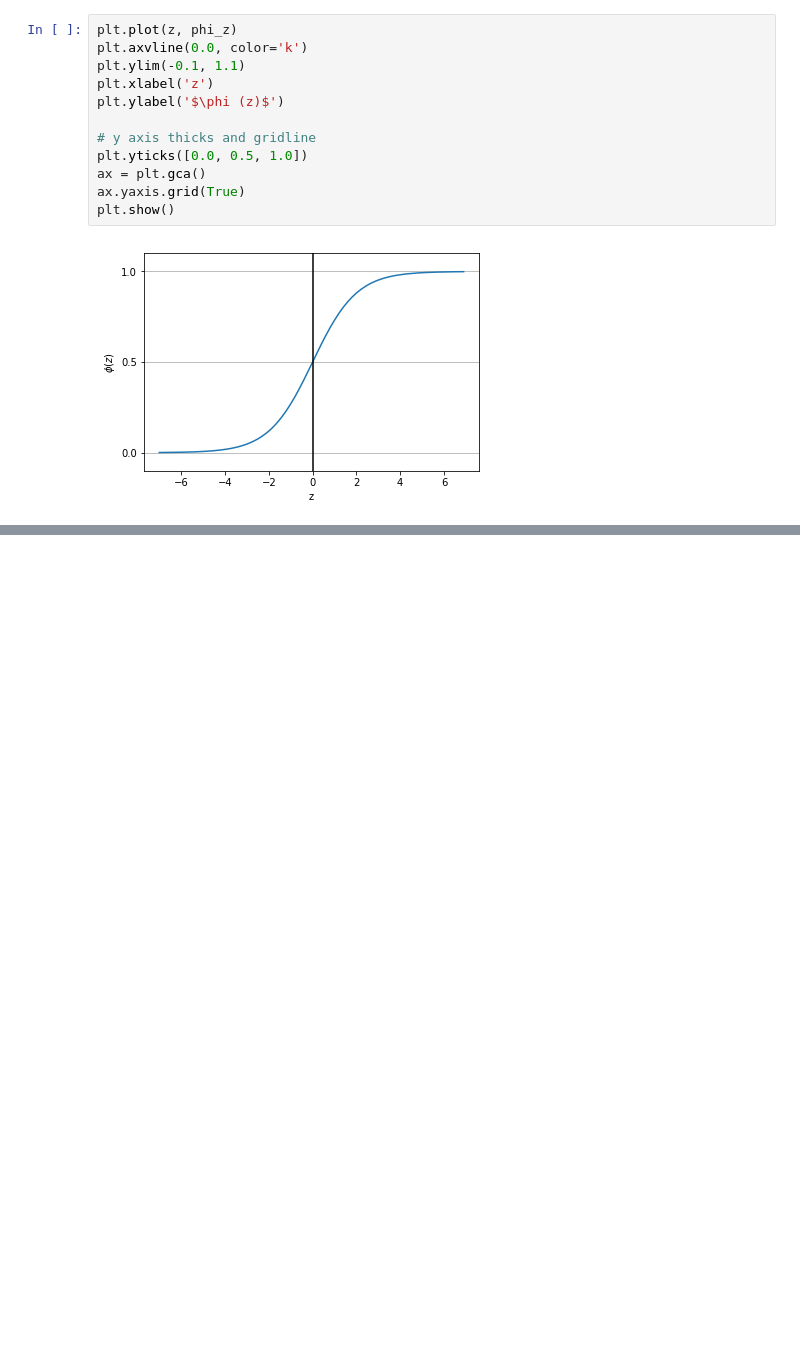
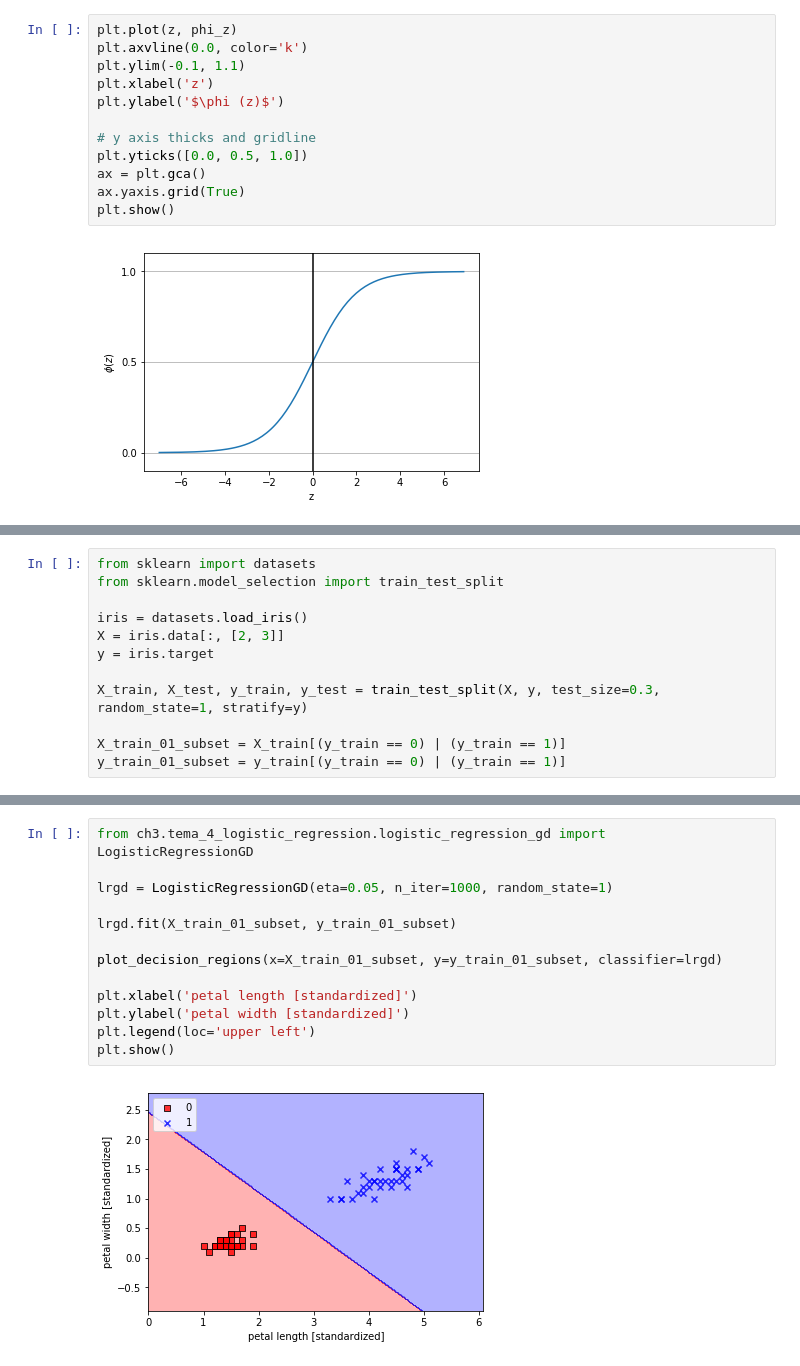
Before and after one commit to angelvalay/clasificacion, a Jupyter notebook: ch3/tema_4_logistic_regression/modeling_via_logistic_regression.ipynb, the cells around one changed output, grey strips where cells are left out. Saved outputs shown, nothing was run; the diff lists cells and outputs as text; blank space fills up the shorter version.

Commit message:
Logistic regression terminado

```diff
--- a/ch3/tema_4_logistic_regression/modeling_via_logistic_regression.ipynb
+++ b/ch3/tema_4_logistic_regression/modeling_via_logistic_regression.ipynb
@@ -25,0 +51,12 @@ plt.show()
+# %%
+from sklearn import datasets
+from sklearn.model_selection import train_test_split
+
+iris = datasets.load_iris()
+X = iris.data[:, [2, 3]]
+y = iris.target
+
+X_train, X_test, y_train, y_test = train_test_split(X, y, test_size=0.3, random_state=1, stratify=y)
+
+X_train_01_subset = X_train[(y_train == 0) | (y_train == 1)]
+y_train_01_subset = y_train[(y_train == 0) | (y_train == 1)]
@@ -25,0 +109,15 @@ plt.show()
+# %%
+from ch3.tema_4_logistic_regression.logistic_regression_gd import LogisticRegressionGD
+
+lrgd = LogisticRegressionGD(eta=0.05, n_iter=1000, random_state=1)
+
+lrgd.fit(X_train_01_subset, y_train_01_subset)
+
+plot_decision_regions(x=X_train_01_subset, y=y_train_01_subset, classifier=lrgd)
+
+plt.xlabel('petal length [standardized]')
+plt.ylabel('petal width [standardized]')
+plt.legend(loc='upper left')
+plt.show()
+# %% [output]
+[figure, added]
```
Also changed, not shown: parts of 7 cells of this notebook, 1 other file.
